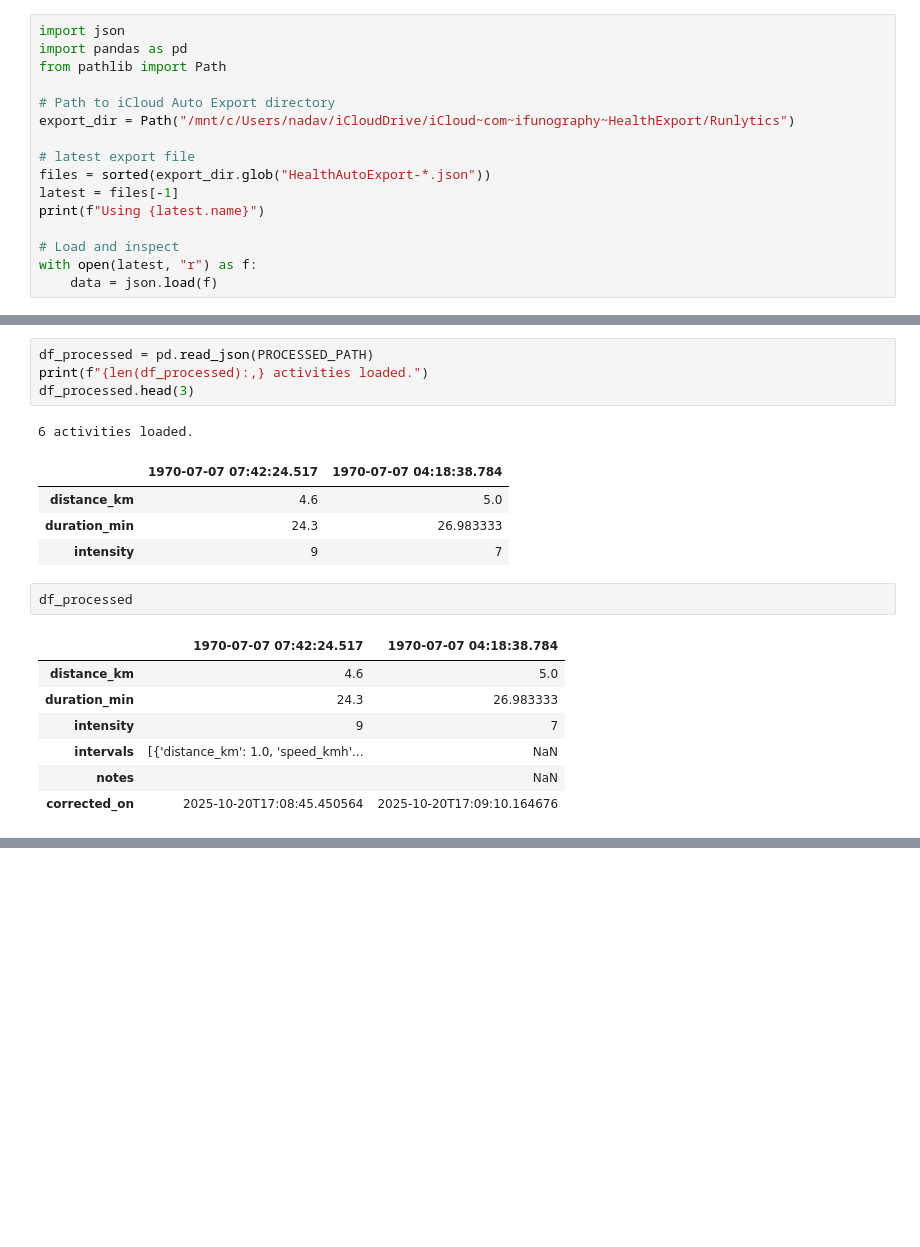
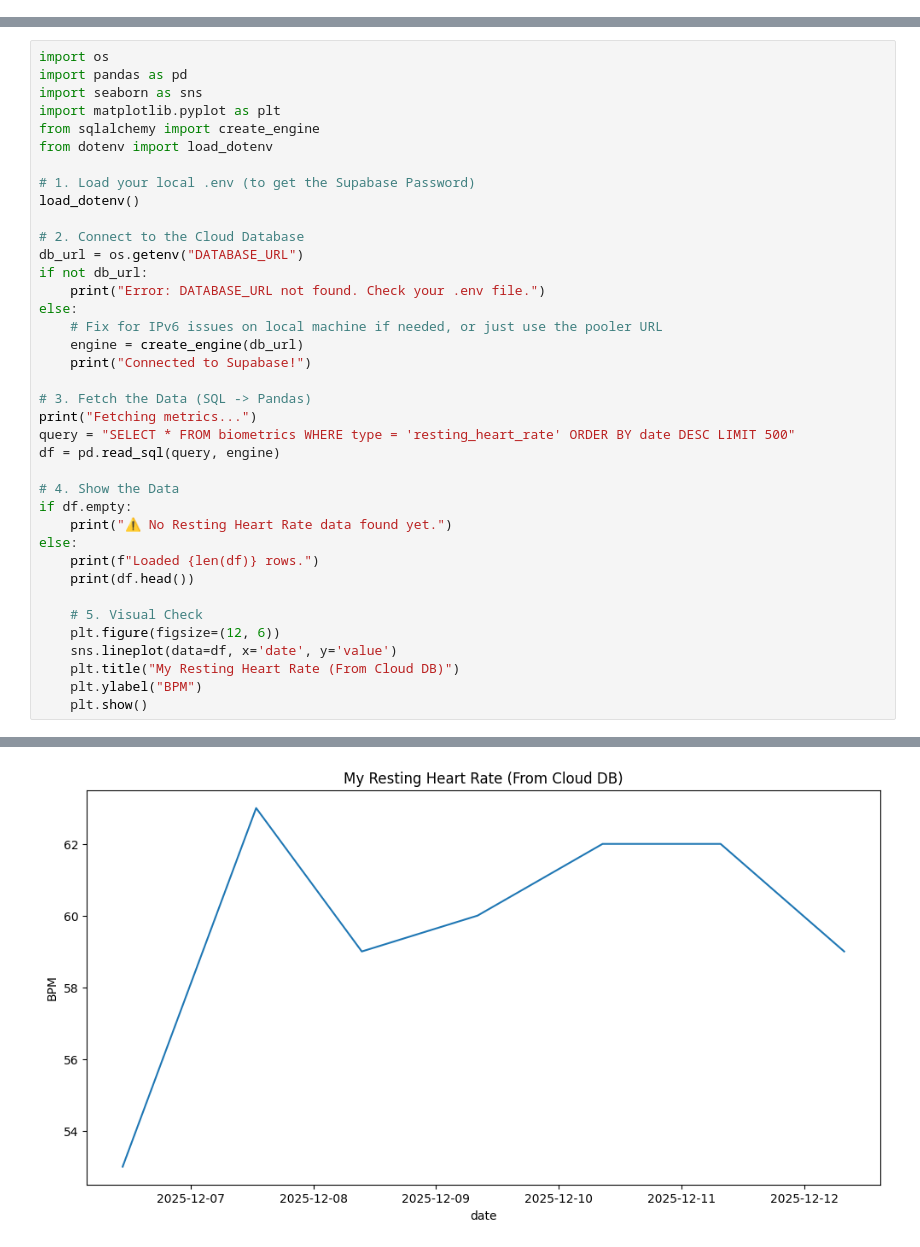
Before and after one commit to nadavgerner/runlytics, a Jupyter notebook: playground.ipynb, the cells around one changed output, grey strips where cells are left out. Drawn from its saved outputs; the diff is of its cells as text; blank space fills up the shorter version.

Commit message:
strava-supabase linked

```diff
--- a/playground.ipynb
+++ b/playground.ipynb
@@ -1,16 +0,0 @@
-# %%
-import json
-import pandas as pd
-from pathlib import Path
-
-# Path to iCloud Auto Export directory
-export_dir = Path("/mnt/c/Users/nadav/iCloudDrive/iCloud~com~ifunography~HealthExport/Runlytics")
-
-# latest export file
-files = sorted(export_dir.glob("HealthAutoExport-*.json"))
-latest = files[-1]
-print(f"Using {latest.name}")
-
-# Load and inspect
-with open(latest, "r") as f:
-    data = json.load(f)
@@ -288,20 +1,39 @@ Name: count, dtype: int64
-# %%
-df_processed = pd.read_json(PROCESSED_PATH)
-print(f"{len(df_processed):,} activities loaded.")
-df_processed.head(3)
-# %% [output]
-6 activities loaded.
-|  | 1970-07-07 07:42:24.517 | 1970-07-07 04:18:38.784 |
-| distance_km | 4.6 | 5.0 |
-| duration_min | 24.3 | 26.983333 |
-| intensity | 9 | 7 |
-# %%
-df_processed
-# %% [output]
-|  | 1970-07-07 07:42:24.517 | 1970-07-07 04:18:38.784 |
-| distance_km | 4.6 | 5.0 |
-| duration_min | 24.3 | 26.983333 |
-| intensity | 9 | 7 |
-| intervals | [{'distance_km': 1.0, 'speed_kmh'... | NaN |
-| notes |  | NaN |
-| corrected_on | 2025-10-20T17:08:45.450564 | 2025-10-20T17:09:10.164676 |
+# %%
+import os
+import pandas as pd
+import seaborn as sns
+import matplotlib.pyplot as plt
+from sqlalchemy import create_engine
+from dotenv import load_dotenv
+
+# 1. Load your local .env (to get the Supabase Password)
+load_dotenv()
+
+# 2. Connect to the Cloud Database
+db_url = os.getenv("DATABASE_URL")
+if not db_url:
+    print("Error: DATABASE_URL not found. Check your .env file.")
+else:
+    # Fix for IPv6 issues on local machine if needed, or just use the pooler URL
+    engine = create_engine(db_url)
+    print("Connected to Supabase!")
+
+# 3. Fetch the Data (SQL -> Pandas)
+print("Fetching metrics...")
+query = "SELECT * FROM biometrics WHERE type = 'resting_heart_rate' ORDER BY date DESC LIMIT 500"
+df = pd.read_sql(query, engine)
+
+# 4. Show the Data
+if df.empty:
+    print("⚠️ No Resting Heart Rate data found yet.")
+else:
+    print(f"Loaded {len(df)} rows.")
+    print(df.head())
+
+    # 5. Visual Check
+    plt.figure(figsize=(12, 6))
+    sns.lineplot(data=df, x='date', y='value')
+    plt.title("My Resting Heart Rate (From Cloud DB)")
+    plt.ylabel("BPM")
+    plt.show()
+# %% [output]
@@ -307,0 +56 @@ df_processed
+[figure, added]
```
Also changed, not shown: parts of 21 cells of this notebook, 10 other files.
